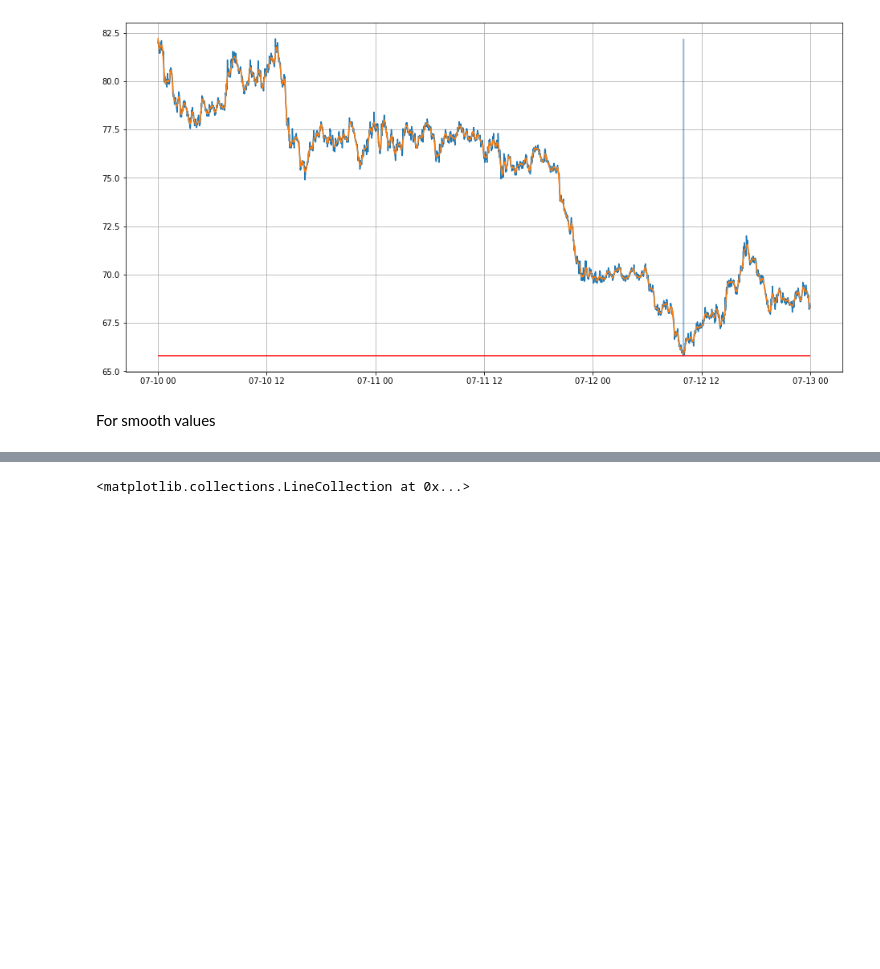
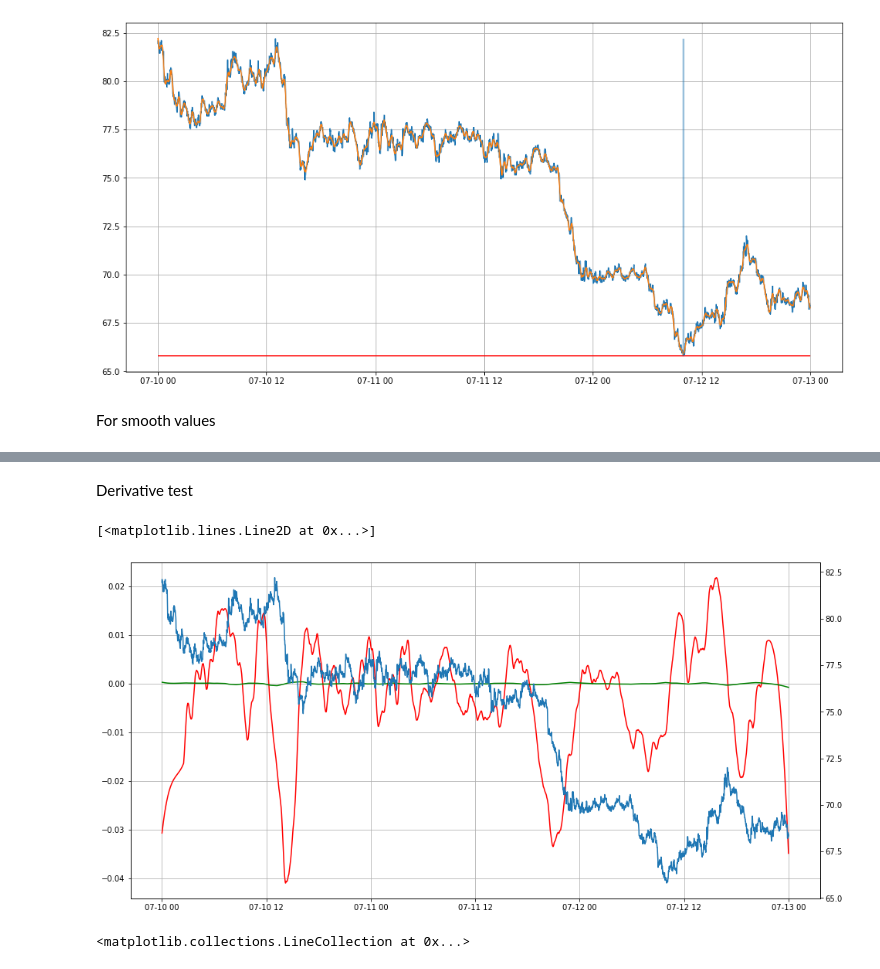
Before and after one commit to oskrivon/levelAnalyser, a Jupyter notebook: graph_display.ipynb, the cells around one changed output, grey strips where cells are left out. Saved outputs shown, nothing was run; the diff lists cells and outputs as text; code cells hidden in the pictures; blank space fills up the shorter version.

```diff
--- a/graph_display.ipynb
+++ b/graph_display.ipynb
@@ -201,3 +204,35 @@ print(b[0])
+# %% [markdown]
+Derivative test
+# %%
+fig, ax = plt.subplots(figsize=(16, 8))
+ax1 = ax.twinx()
+
+#ax.figure(figsize=(16, 8))
+ax.grid()
+
+new_prices = minutly_price[:]
+new_prices = new_prices.fillna(method="ffill")
+#print(new_prices.isnull().sum())
+p = np.array(new_prices['High'])
+t = np.array(new_prices.index)
+p_smooth = savgol_filter(p, 50, 3)
+
+ax1.plot(t, p)
+#ax1.plot(t, p_smooth)
+
+smooth_k = 300
+
+dpdt = np.diff(p_smooth)/1
+dpdt_smooth = savgol_filter(dpdt, smooth_k, 3)
+
+dpdt_second = np.diff(dpdt_smooth)/1
+dpdt_second_smooth = savgol_filter(dpdt_second, smooth_k, 3)
+
+ax.plot(t[1:], dpdt_smooth, color = 'r')
+ax.plot(t[2:], dpdt_second_smooth, color = 'g')
+# %% [output]
+[<matplotlib.lines.Line2D at 0x...>]
+[figure, added]
 # %%
 limit = 0.1
 plt.figure(figsize=(16, 8))
```
Also changed, not shown: parts of 1 cell of this notebook.
